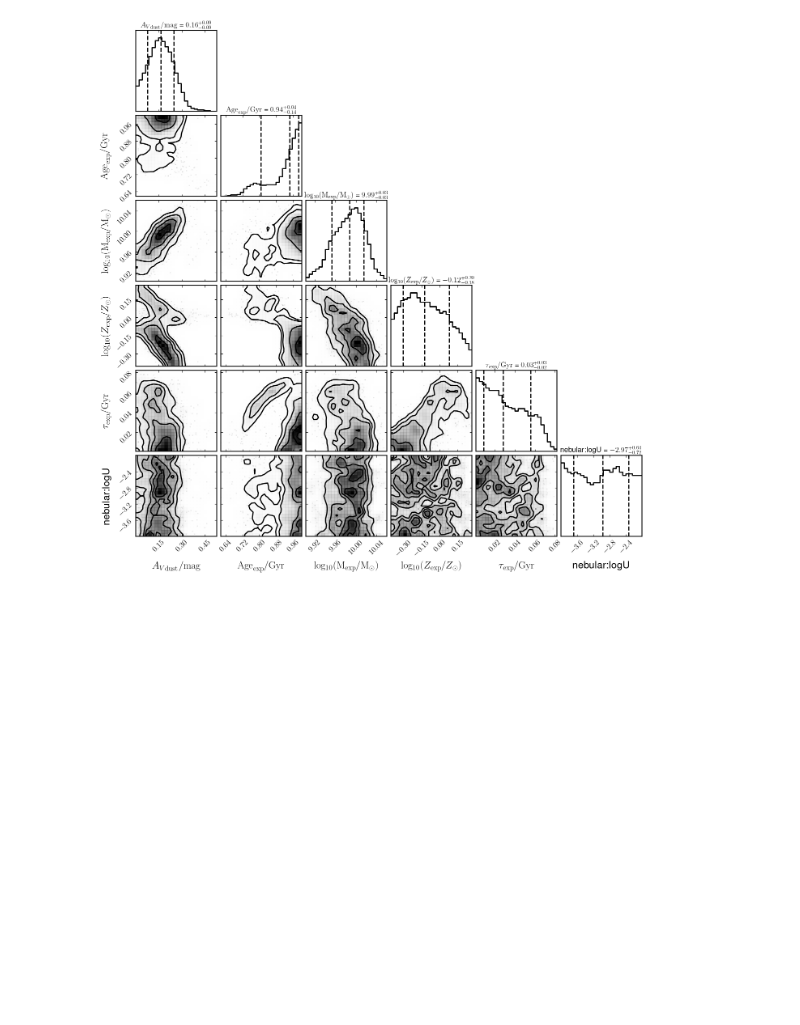
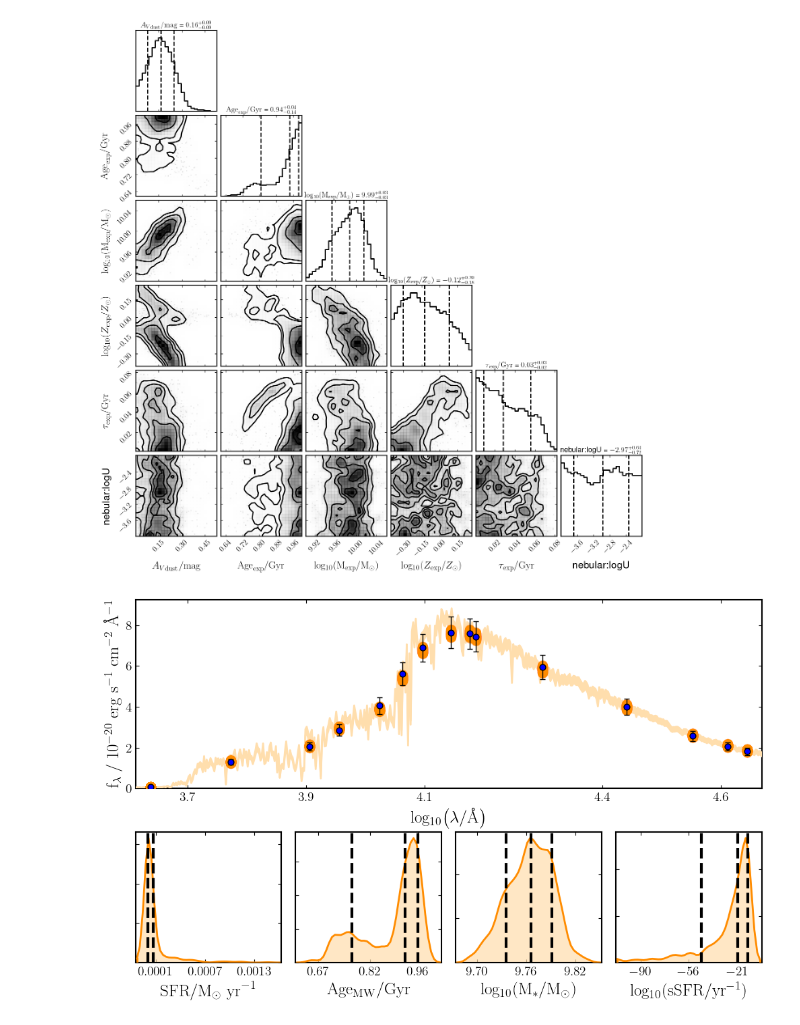
Before and after one commit to abbycrowther/star-formation-histories, a Jupyter notebook: Code/fitting_photometry.ipynb, the cells around one changed output. Drawn from its saved outputs; the diff is of its cells as text; code cells hidden in the pictures; blank space fills up the shorter version.

Commit message:
more photometry plots

```diff
--- a/Code/fitting_photometry.ipynb
+++ b/Code/fitting_photometry.ipynb
@@ -419,3 +419,33 @@ fig = fit.plot_corner(save=False, show=True)
 [figure]
 [figure]
 [figure]
+# %%
+plt.close()
+
+fig = plt.figure(figsize=(12, 7))
+gs = mpl.gridspec.GridSpec(7, 4, hspace=3., wspace=0.1)
+
+ax1 = plt.subplot(gs[:4, :])
+
+pipes.plotting.add_observed_photometry(fit.galaxy, ax1, zorder=10)
+pipes.plotting.add_photometry_posterior(fit, ax1)
+
+# Define labels, removing any problematic NaN parameters
+labels = ["sfr", "mass_weighted_age", "stellar_mass", "ssfr"]
+
+post_quantities = dict(zip(labels, [fit.posterior.samples[l] for l in labels]))
+
+axes = []
+for i in range(len(labels)):
+    axes.append(plt.subplot(gs[4:, i]))
+    samples = post_quantities[labels[i]]
+    samples = samples[np.isfinite(samples)]  # remove NaNs
+
+    if samples.size > 0:
+        pipes.plotting.hist1d(samples, axes[-1], smooth=True, label=labels[i])
+    else:
+        axes[-1].text(0.5, 0.5, "No finite samples", ha="center")
+
+plt.show()
+# %% [output]
+[figure, added]
```
